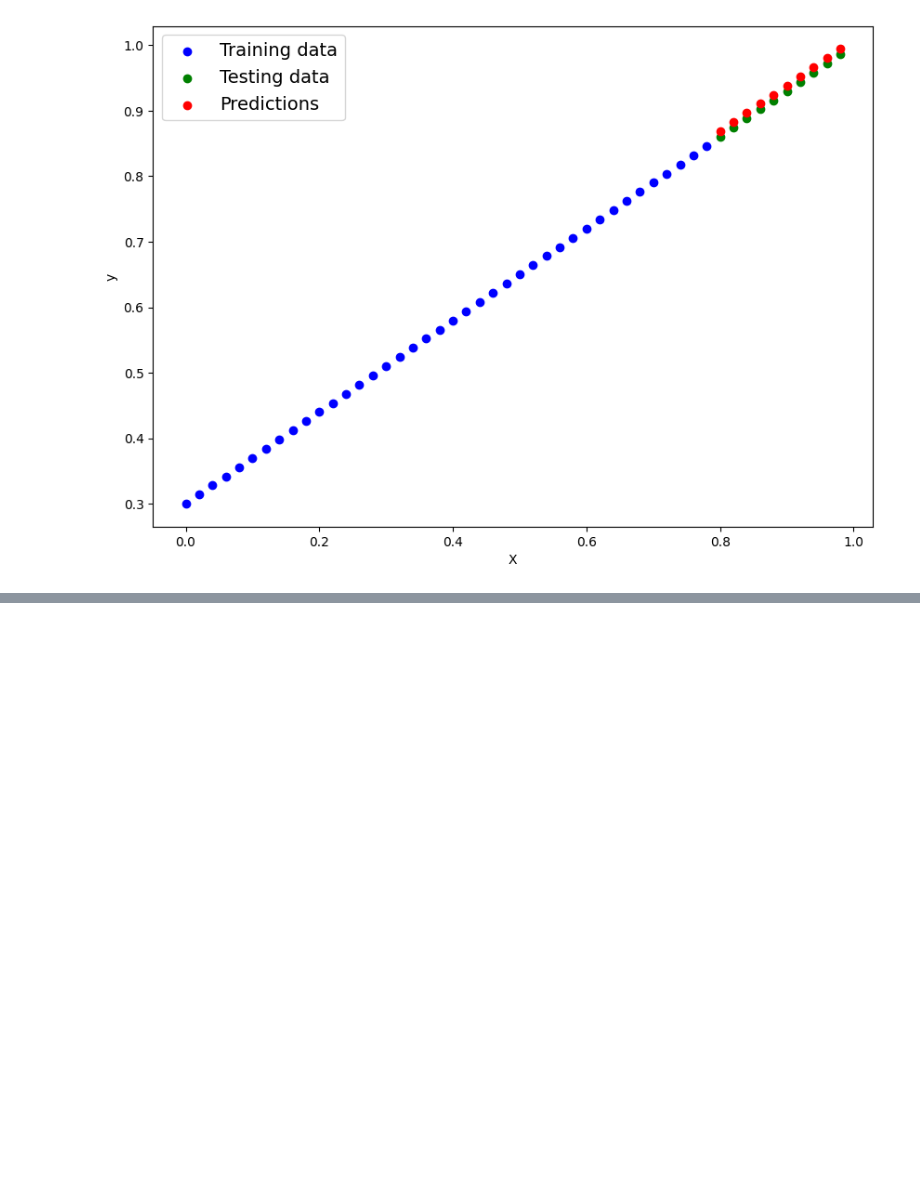
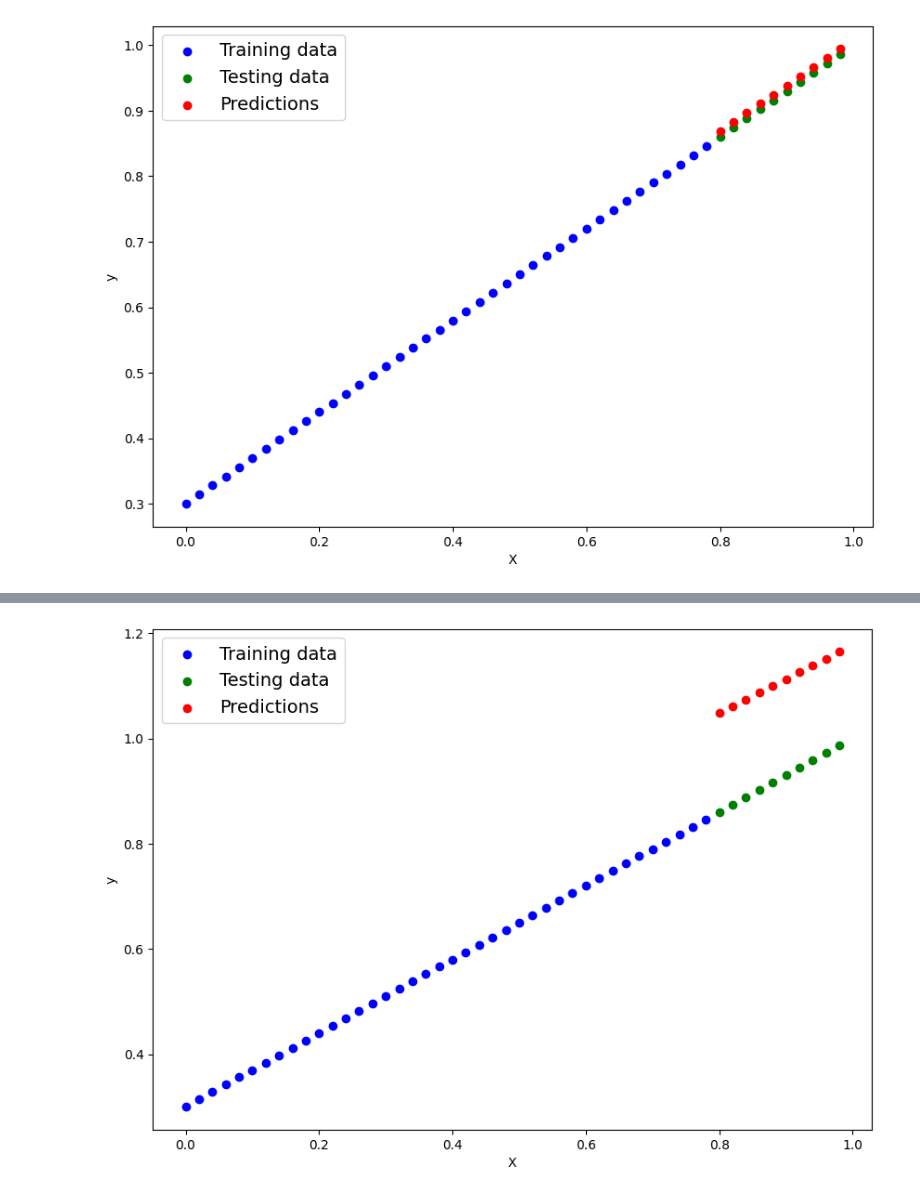
Before and after one commit to Atharva0045/ZTM-PyTorch, a Jupyter notebook: Notebooks/01_PyTorch_Workflow.ipynb, the cells around one changed output, grey strips where cells are left out. Saved outputs shown, nothing was run; the diff lists cells and outputs as text; code cells hidden in the pictures; blank space fills up the shorter version.

```diff
--- a/Notebooks/01_PyTorch_Workflow.ipynb
+++ b/Notebooks/01_PyTorch_Workflow.ipynb
@@ -423,0 +460,5 @@ visualize_data(X_train, y_train, X_test, y_test, y_preds)
+# %%
+# split data
+train_split = int(0.8 * len(X))
+X_train, y_train = X[:train_split], y[:train_split]
+X_test, y_test = X[train_split:], y[train_split:]
@@ -423,0 +472,18 @@ visualize_data(X_train, y_train, X_test, y_test, y_preds)
+# %%
+# create a model
+class LinearModel(nn.Module):
+    def __init__(self):
+        super().__init__()
+
+        # define the layers
+        self.linear_layer = nn.Linear(in_features=1, out_features=1)
+
+    # setup forward method
+    def forward(self, x:torch.tensor) -> torch.tensor:
+        return self.linear_layer(x)
+
+# set the manual seed
+torch.manual_seed(42)
+
+# instanciation of model
+model_1 = LinearModel()
@@ -423,0 +492,6 @@ visualize_data(X_train, y_train, X_test, y_test, y_preds)
+# %%
+# setting up loss function
+loss_fn = nn.L1Loss()
+
+# setting up optimizer
+optimizer = torch.optim.SGD(params=model_1.parameters(), lr=0.001)
@@ -423,0 +569,4 @@ visualize_data(X_train, y_train, X_test, y_test, y_preds)
+# %%
+# make predictions using inference_mode()
+with torch.inference_mode():
+    y_preds = model_1(X_test)
@@ -423,0 +586,5 @@ visualize_data(X_train, y_train, X_test, y_test, y_preds)
+# %%
+# visualize the predictions
+visualize_data(X_train, y_train, X_test, y_test, y_preds)
+# %% [output]
+[figure, added]
```
Also changed, not shown: parts of 26 cells of this notebook.
